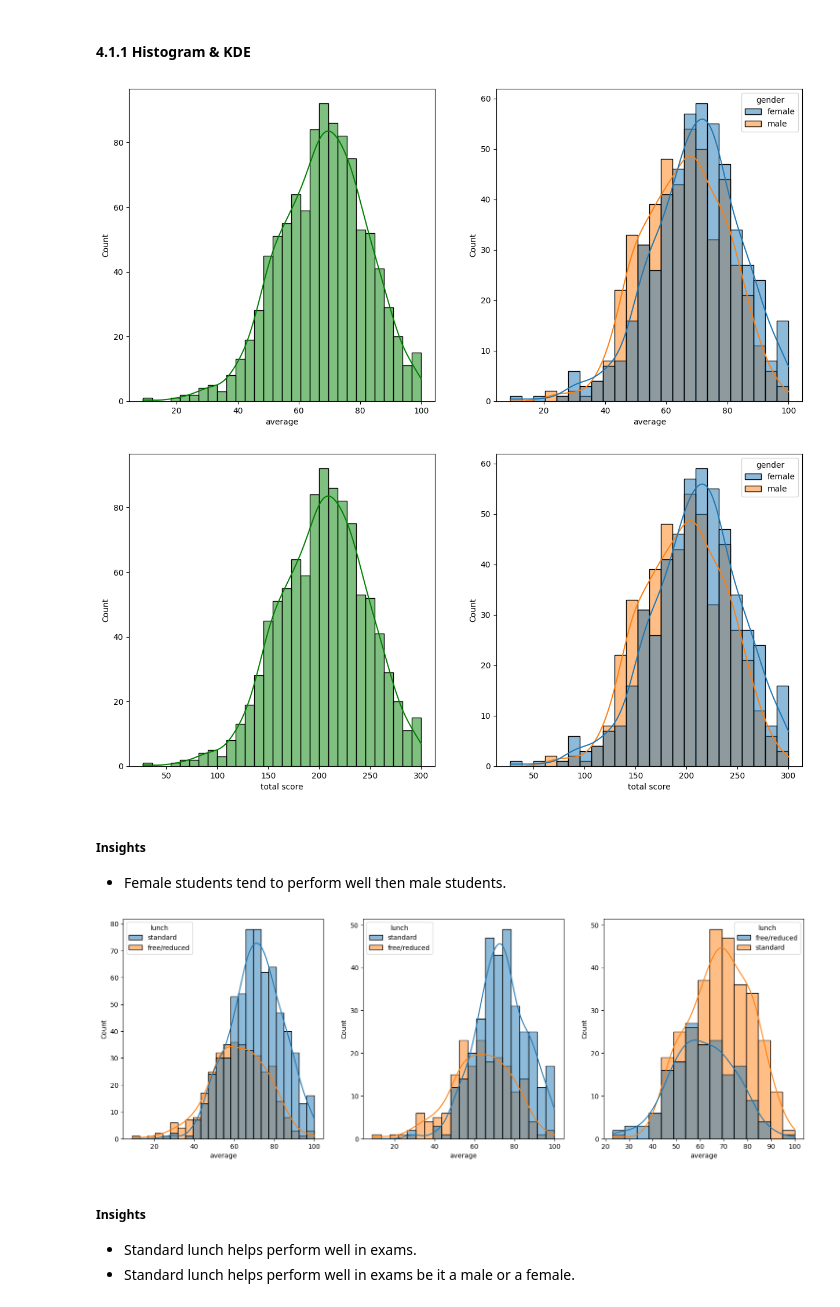
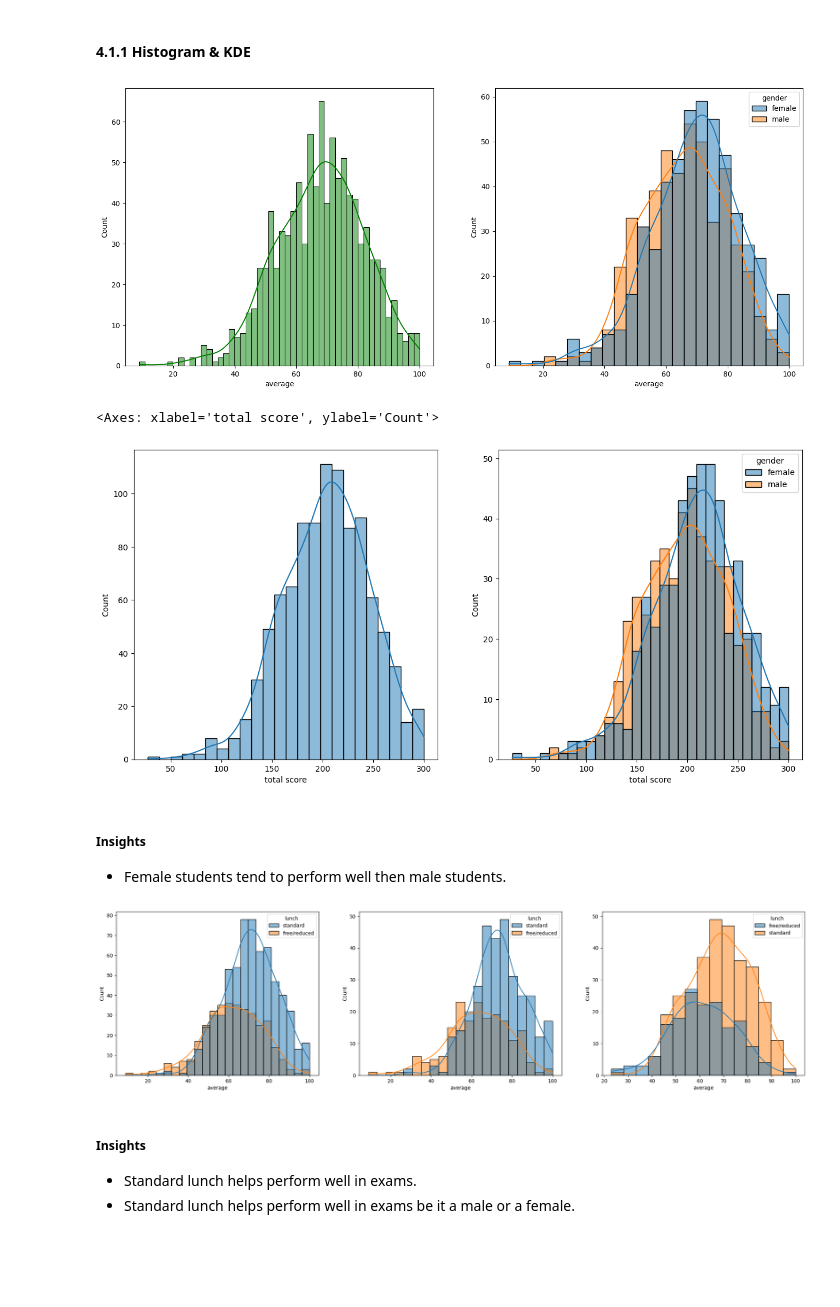
Before and after one commit to Yahia786/My-first-ML-project, a Jupyter notebook: notebook/1 . EDA STUDENT PERFORMANCE .ipynb, the cells around one changed output. Drawn from its saved outputs; the diff is of its cells as text; code cells hidden in the pictures; blank space fills up the shorter version.

Commit message:
data ingestion completed

```diff
--- a/notebook/1 . EDA STUDENT PERFORMANCE .ipynb
+++ b/notebook/1 . EDA STUDENT PERFORMANCE .ipynb
@@ -194,9 +231,9 @@ df.head(2)
 # %% [markdown]
 ### 3.8 Adding columns for "Total Score" and "Average"
 # %%
-df['total score'] = df['math_score'] + df['reading_score'] + df['writing_score']
-df['average'] = df['total score']/3
-df.head()
+df['total score']=df['math_score']+df['writing_score']+df['reading_score']
+df['average']=df['total score']/3
+df.head(2)
 # %% [output]
 |  | gender | race_ethnicity | parental_level_of_education | lunch | test_preparation_course | math_score | ... |
 | 0 | female | group B | bachelor's degree | standard | none | 72 | ... |
@@ -240,37 +276,37 @@ Number of students with less than 20 marks in Reading: 1
 # %% [markdown]
 #### 4.1.1 Histogram & KDE
 # %%
-fig, axs = plt.subplots(1, 2, figsize=(15, 7))
+fig, axs = plt.subplots(1, 2, figsize=(17, 7))
 plt.subplot(121)
-sns.histplot(data=df,x='average',bins=30,kde=True,color='g')
+sns.histplot(data=df,x='average',bins=50,kde=True,color='g')
 plt.subplot(122)
 sns.histplot(data=df,x='average',kde=True,hue='gender')
 plt.show()
 # %% [output]
-[figure, old version]
+[figure, new version]
 # %%
-fig, axs = plt.subplots(1, 2, figsize=(15, 7))
+fig,ax=plt.subplots(1,2,figsize=(15,7))
 plt.subplot(121)
-sns.histplot(data=df,x='total score',bins=30,kde=True,color='g')
+sns.histplot(data=df,x='total score',kde=True,)
 plt.subplot(122)
-sns.histplot(data=df,x='total score',kde=True,hue='gender')
-plt.show()
+sns.histplot(data=df,x='total score',hue='gender',bins=30,color='r',kde=True)
 # %% [output]
+<Axes: xlabel='total score', ylabel='Count'>
-[figure, old version]
+[figure, new version]
 # %% [markdown]
 #####  Insights
 - Female students tend to perform well then male students.
 # %%
 plt.subplots(1,3,figsize=(25,6))
-plt.subplot(141)
+plt.subplot(131)
 sns.histplot(data=df,x='average',kde=True,hue='lunch')
-plt.subplot(142)
+plt.subplot(132)
 sns.histplot(data=df[df.gender=='female'],x='average',kde=True,hue='lunch')
-plt.subplot(143)
+plt.subplot(133)
 sns.histplot(data=df[df.gender=='male'],x='average',kde=True,hue='lunch')
 plt.show()
 # %% [output]
-[figure, old version]
+[figure, new version]
 # %% [markdown]
 #####  Insights
 - Standard lunch helps perform well in exams.
```
Also changed, not shown: parts of 16 cells of this notebook, 5 other files.
